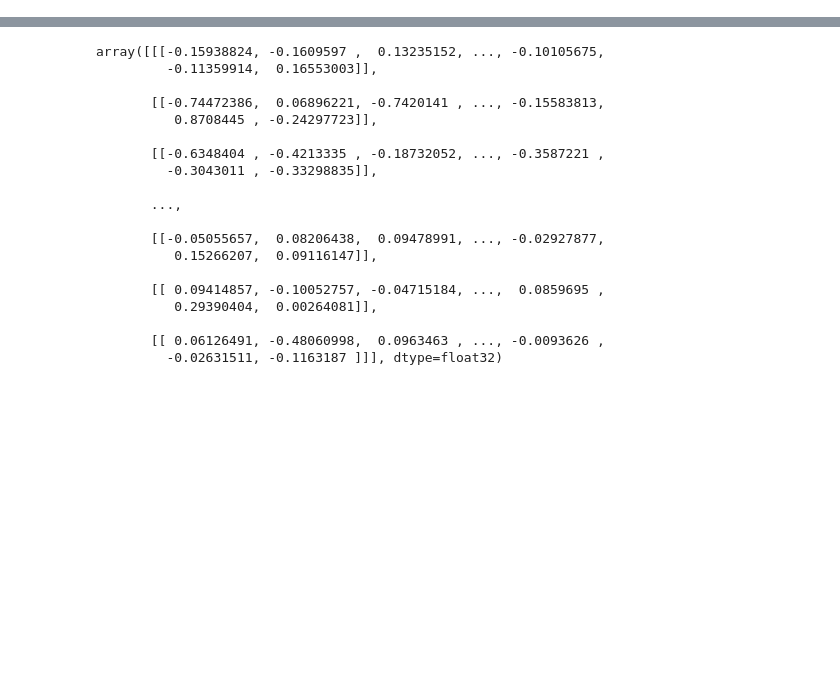
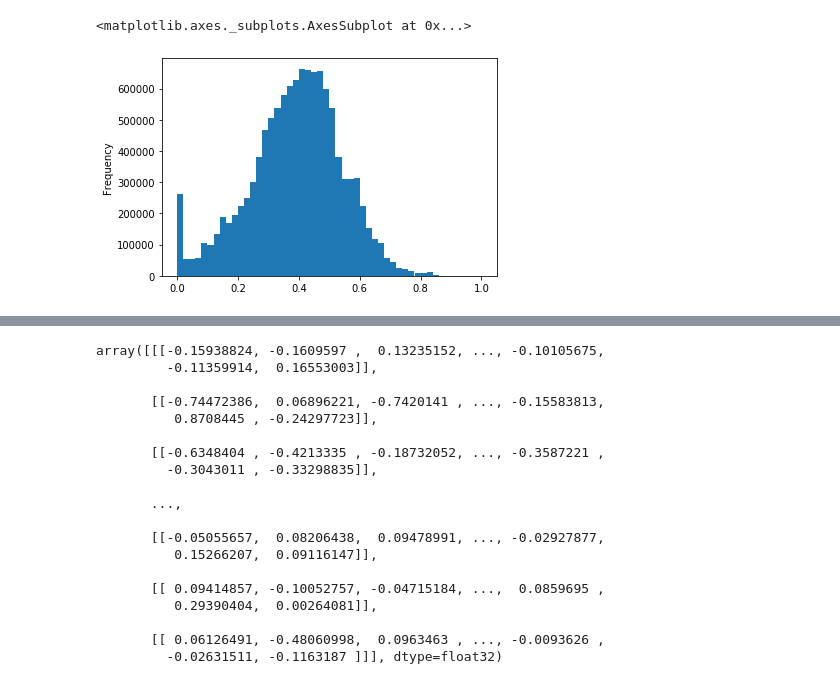
Before and after one commit to Runmangogo/Kaggle_ASHRAE_energy, a Jupyter notebook: trainingModels.ipynb, the cells around one changed output, grey strips where cells are left out. Drawn from its saved outputs; the diff is of its cells as text; code cells hidden in the pictures; blank space fills up the shorter version.

Commit message:
done with first submission
done with first submission. but getting error 'Could not parse 'inf' into expected type of Double' for some lines. will need to troubleshoot this.

```diff
--- a/trainingModels.ipynb
+++ b/trainingModels.ipynb
@@ -361,0 +77,7 @@ def predict_submit(model,model_name,smtdata=submitdata):
+# %%
+# labelEncode primary_use
+le = LabelEncoder()
+train_set0["primary_use"] = le.fit_transform(train_set0["primary_use"])
+train_set1["primary_use"] = le.transform(train_set1["primary_use"])
+train_set2["primary_use"] = le.transform(train_set2["primary_use"])
+train_set3["primary_use"] = le.transform(train_set3["primary_use"])
@@ -361,0 +86,6 @@ def predict_submit(model,model_name,smtdata=submitdata):
+# %%
+# replace month = 12 with 0
+train_set0.month[train_set0.month==12] = 0
+train_set1.month[train_set1.month==12] = 0
+train_set2.month[train_set2.month==12] = 0
+train_set3.month[train_set3.month==12] = 0
@@ -361,0 +109,15 @@ def predict_submit(model,model_name,smtdata=submitdata):
+# %%
+# need to rescale the meter_reading:
+rob_0 = RobustScaler()
+mm_0 = MinMaxScaler()
+rob_1 = RobustScaler()
+mm_1 = MinMaxScaler()
+rob_2 = RobustScaler()
+mm_2 = MinMaxScaler()
+rob_3 = RobustScaler()
+mm_3 = MinMaxScaler()
+# %%
+train_set0.meter_reading = mm_0.fit_transform(rob_0.fit_transform(np.log1p(train_set0.meter_reading).values.reshape(-1,1)))
+train_set1.meter_reading = mm_1.fit_transform(rob_1.fit_transform(np.log1p(train_set1.meter_reading).values.reshape(-1,1)))
+train_set2.meter_reading = mm_2.fit_transform(rob_2.fit_transform(np.log1p(train_set2.meter_reading).values.reshape(-1,1)))
+train_set3.meter_reading = mm_3.fit_transform(rob_3.fit_transform(np.log1p(train_set3.meter_reading).values.reshape(-1,1)))
@@ -361,0 +133,5 @@ def predict_submit(model,model_name,smtdata=submitdata):
+# %%
+train_set0.meter_reading.plot.hist(bins=50)
+# %% [output]
+<matplotlib.axes._subplots.AxesSubplot at 0x...>
+[figure, added]
```
Also changed, not shown: parts of 129 cells of this notebook.
